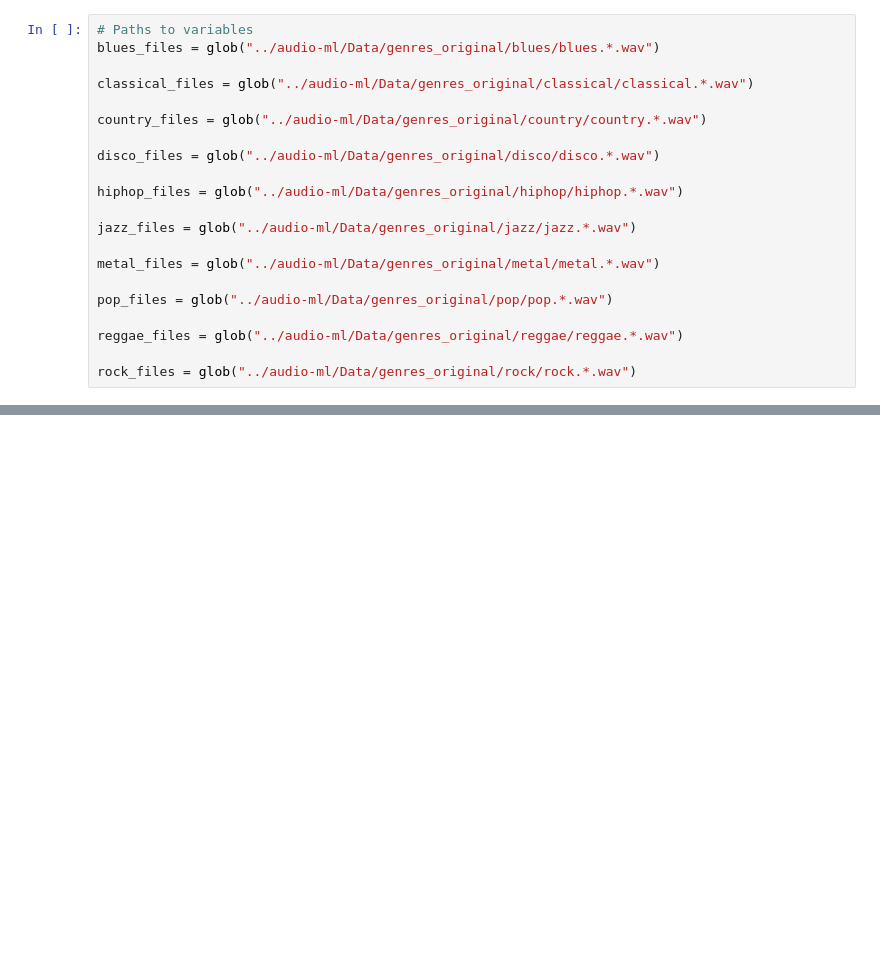
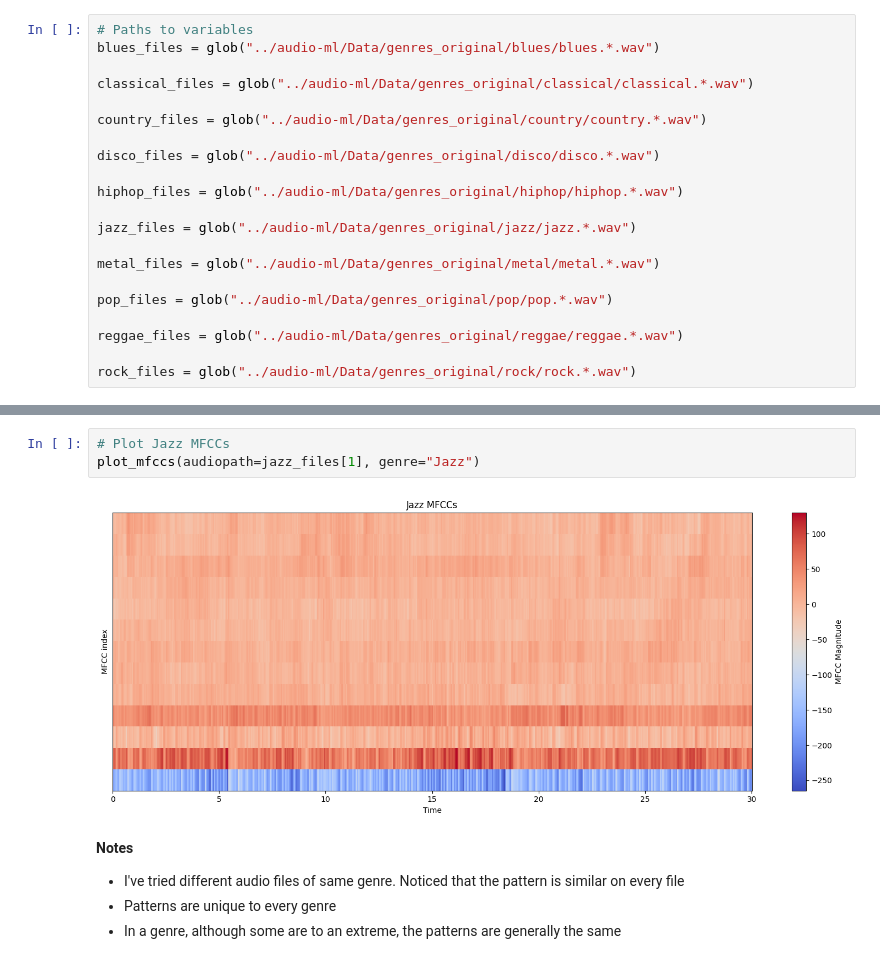
Before and after one commit to kelvin17-glitch/ML-Audio, a Jupyter notebook: audio-ml2.ipynb, the cells around one changed output, grey strips where cells are left out. Cells and saved outputs as stored; diff of their text form; blank space fills up the shorter version.

```diff
--- a/audio-ml2.ipynb
+++ b/audio-ml2.ipynb
@@ -121,0 +211,10 @@ feat_pop
+# %%
+# Plot Jazz MFCCs
+plot_mfccs(audiopath=jazz_files[1], genre="Jazz")
+# %% [output]
+[figure, added]
+# %% [markdown]
+**Notes**
+- I've tried different audio files of same genre. Noticed that the pattern is similar on every file
+- Patterns are unique to every genre
+- In a genre, although some are to an extreme, the patterns are generally the same
```
Also changed, not shown: parts of 12 cells of this notebook.
